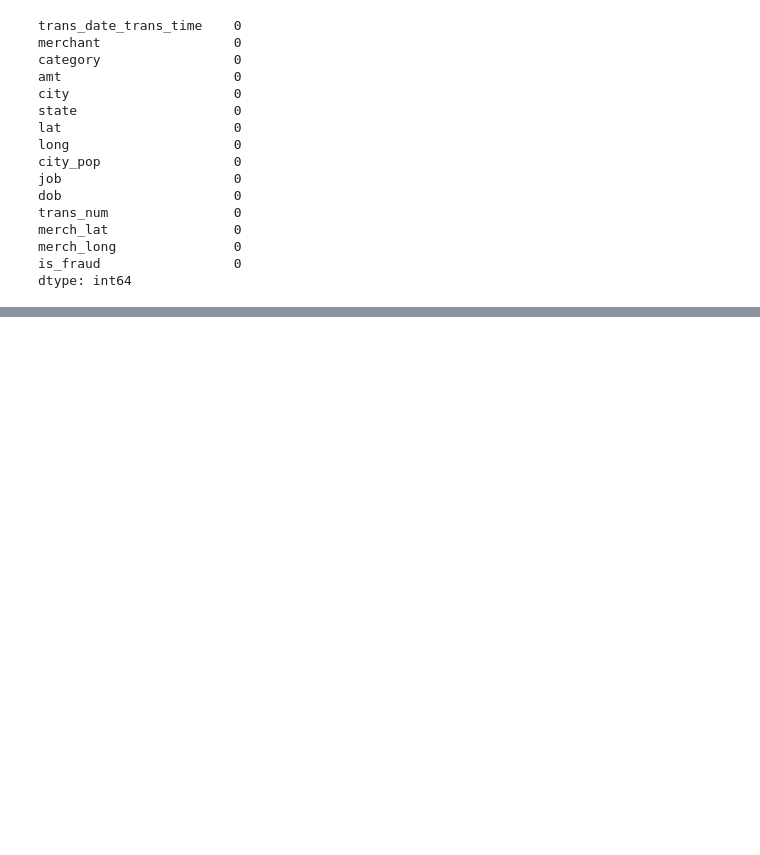
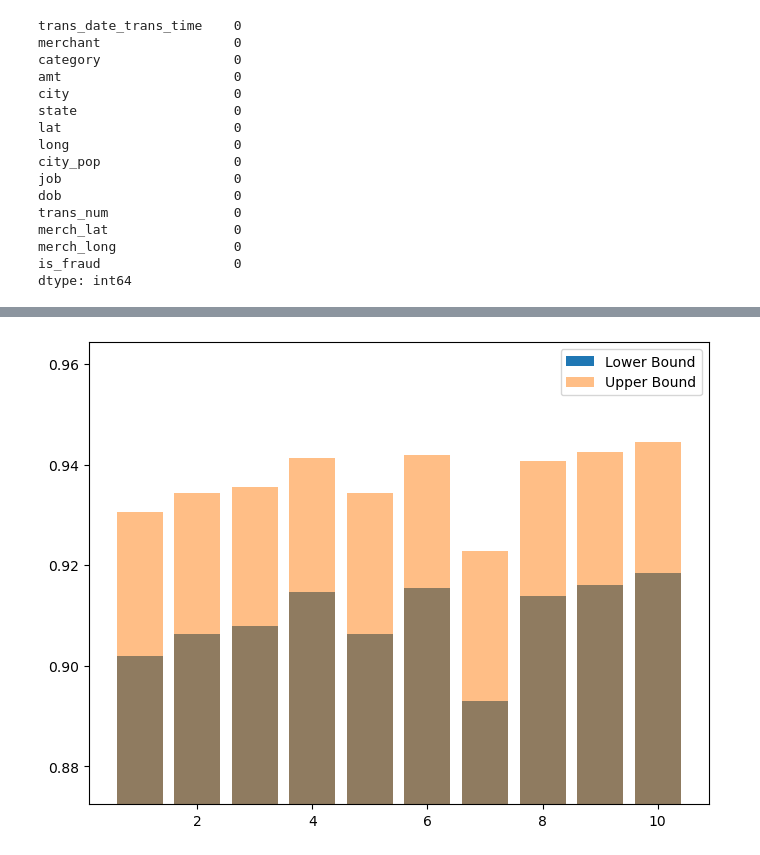
Before and after one commit to smohyud4/fraud-detection-model, a Jupyter notebook: notebooks/main.ipynb, the cells around one changed output, grey strips where cells are left out. Cells and saved outputs as stored; diff of their text form; code cells hidden in the pictures; blank space fills up the shorter version.

```diff
--- a/notebooks/main.ipynb
+++ b/notebooks/main.ipynb
@@ -117,0 +224,15 @@ print(len(jobs))
+# %%
+# turn into a bar graph of the accuracies and then a line plot for the confidence intervals (need to change)
+
+labels = [i+1 for i in range(10)]
+fig, ax = plt.subplots(figsize=(8,6))
+ax.bar(labels, CI_lower_bounds, label="Lower Bound")
+ax.bar(labels, CI_upper_bounds, alpha = 0.5, label="Upper Bound")
+# Set y-axis limits to zoom in at the top
+ymax = max(CI_lower_bounds) * 1.05  # Add a little extra space above the highest bar
+ymin = max(CI_lower_bounds) * 0.95   # Set the lower bound close to the max value to zoom in
+ax.set_ylim([ymin, ymax])
+plt.legend()
+plt.show()
+# %% [output]
+[figure, added]
```
Also changed, not shown: parts of 12 cells of this notebook.
